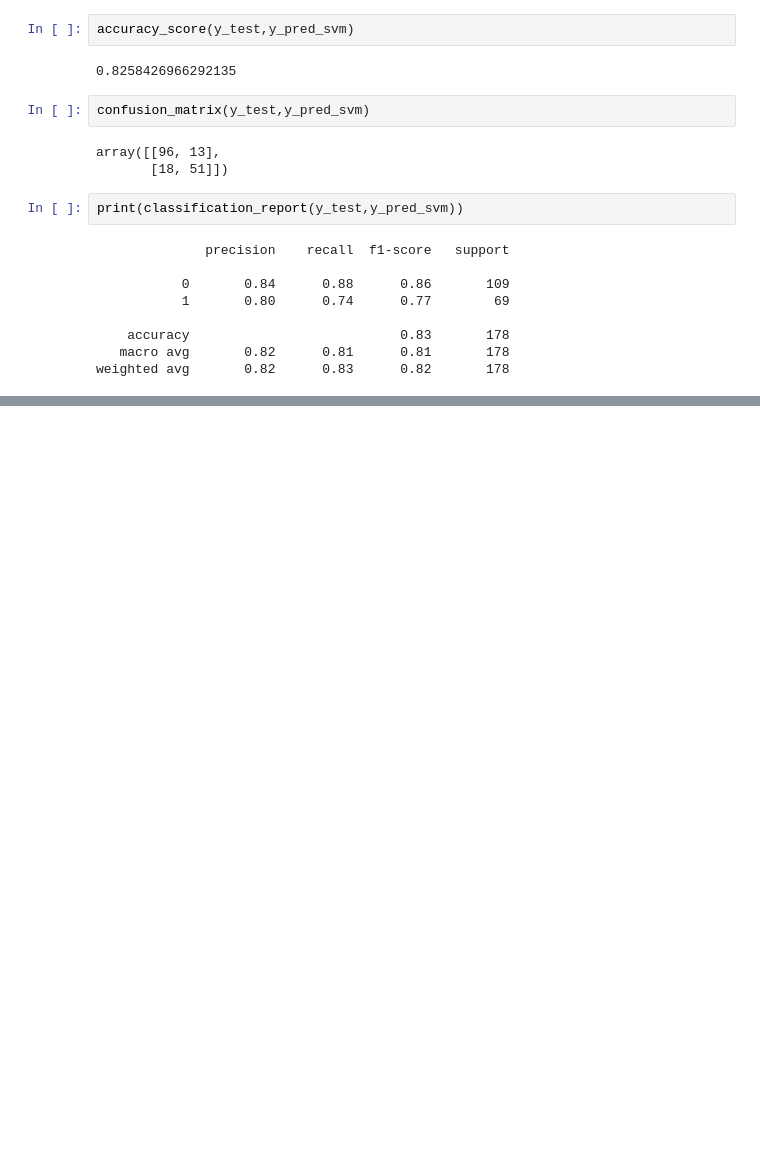
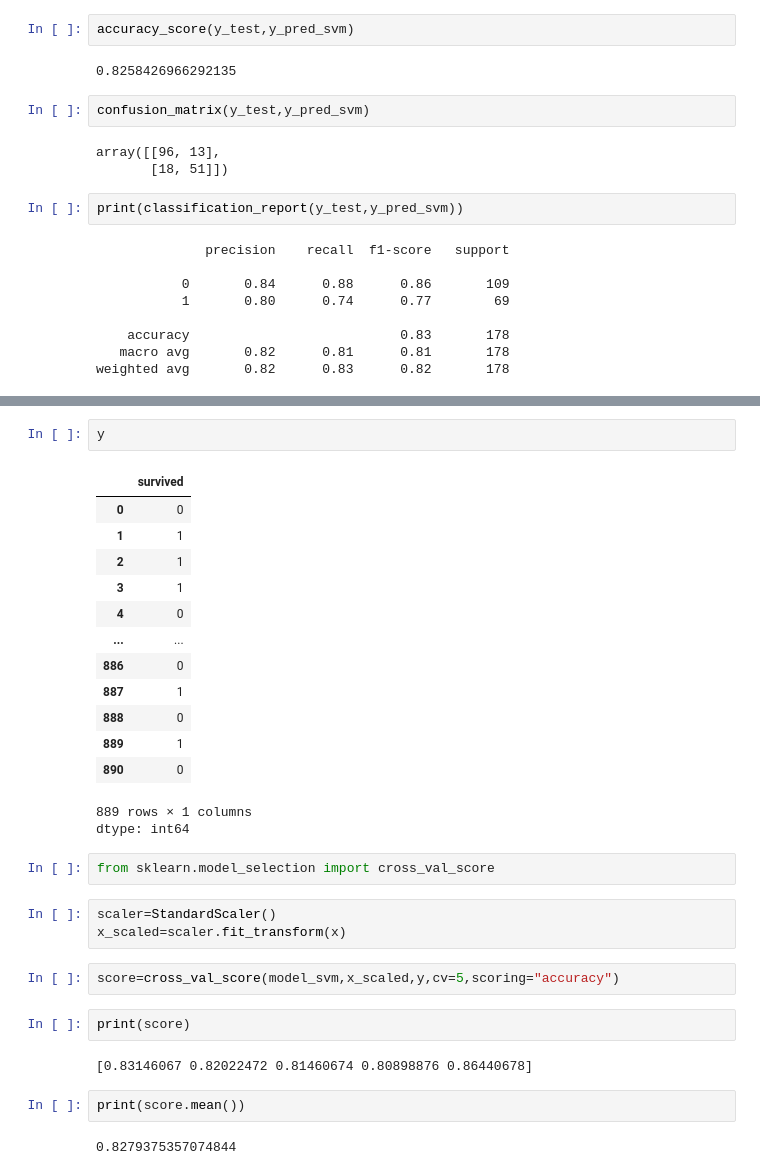
Before and after one commit to Abhisheksinha2004/Machine-Learning-Jupyter-Notebook, a Jupyter notebook: Titanic_Logistic_Regression/Titanic_Logistic_Regression.ipynb, the cells around one changed output, grey strips where cells are left out. Saved outputs shown, nothing was run; the diff lists cells and outputs as text; blank space fills up the shorter version.

```diff
--- a/Titanic_Logistic_Regression/Titanic_Logistic_Regression.ipynb
+++ b/Titanic_Logistic_Regression/Titanic_Logistic_Regression.ipynb
@@ -375,0 +411,32 @@ weighted avg       0.82      0.83      0.82       178
+# %%
+y
+# %% [output]
+|  | survived |
+| 0 | 0 |
+| 1 | 1 |
+| 2 | 1 |
+| 3 | 1 |
+| 4 | 0 |
+| ... | ... |
+| 886 | 0 |
+| 887 | 1 |
+| 888 | 0 |
+| 889 | 1 |
+| 890 | 0 |
+889 rows × 1 columns
+dtype: int64
+# %%
+from sklearn.model_selection import cross_val_score
+# %%
+scaler=StandardScaler()
+x_scaled=scaler.fit_transform(x)
+# %%
+score=cross_val_score(model_svm,x_scaled,y,cv=5,scoring="accuracy")
+# %%
+print(score)
+# %% [output]
+[0.83146067 0.82022472 0.81460674 0.80898876 0.86440678]
+# %%
+print(score.mean())
+# %% [output]
+0.8279375357074844
```
Also changed, not shown: parts of 3 cells of this notebook.
